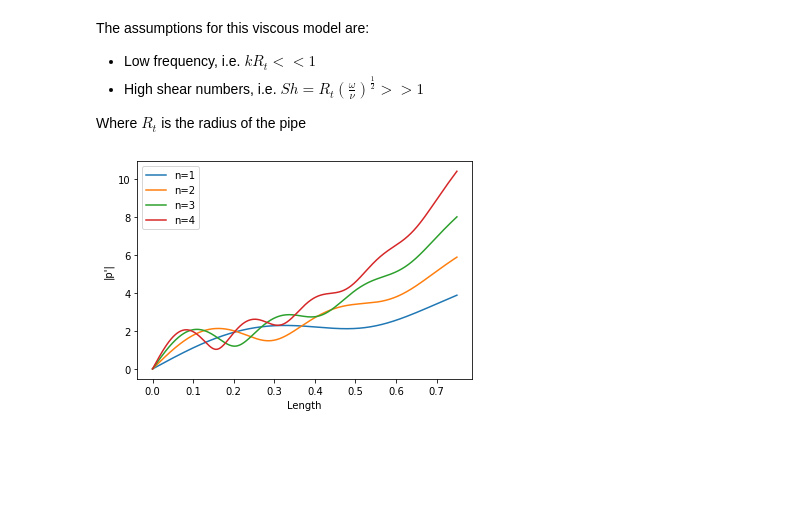
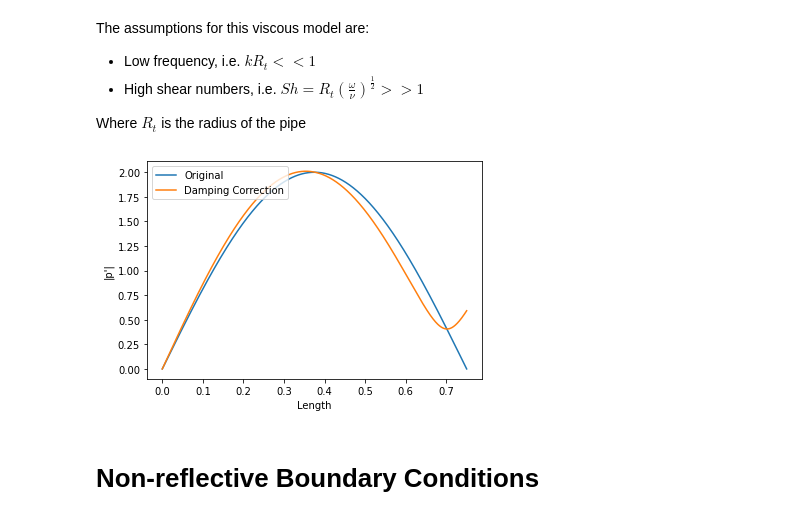
Before and after one commit to kyubin-l/fyp, a Jupyter notebook: acoustic-modes.ipynb, the cells around one changed output. Drawn from its saved outputs; the diff is of its cells as text; code cells hidden in the pictures; blank space fills up the shorter version.

```diff
--- a/acoustic-modes.ipynb
+++ b/acoustic-modes.ipynb
@@ -95,7 +97,7 @@ The assumptions for this viscous model are:
 
 Where $R_t$ is the radius of the pipe
 # %%
-Rt = 0.001 #m
+Rt = 0.005 #m
 gamma = 1.4
 T = 950 # K
 density = 0.29 # kgm-3, https://www.engineeringtoolbox.com/air-density-specific-weight-d_600.html
@@ -120,10 +122,13 @@ def Shear(w, nu):
 def k_correction(w):
     Sh = Shear(w, kin_visc)
     return w/c*(1+(1-j)/np.sqrt(2)/Sh*(1+(gamma-1)/(Pr**(1/2)))-j/(Sh**2)*(1+(gamma-1)/(Pr**(1/5))-gamma/2*(gamma-1)/Pr))
+    #return w/c*(1+(1-j)/np.sqrt(2)/Sh*(1+(gamma-1)/(Pr**(1/2))))
 # %%
 kc = k_correction(w_n)
 p_vd = p_fluc(kc, 0) # Return values different depending on boundary condition?
-# %%
-plot_modes(p_vd, 4)
-# %% [output]
-[figure, removed]
+# %%
+plot_modes(np.concatenate([p[:,0][...,np.newaxis], p_vd[:,0][...,np.newaxis]], axis=1), ['Original', 'Damping Correction'])
+# %% [output]
+[figure, added]
+# %% [markdown]
+# Non-reflective Boundary Conditions
```
Also changed, not shown: parts of 10 cells of this notebook, 1 other file.
